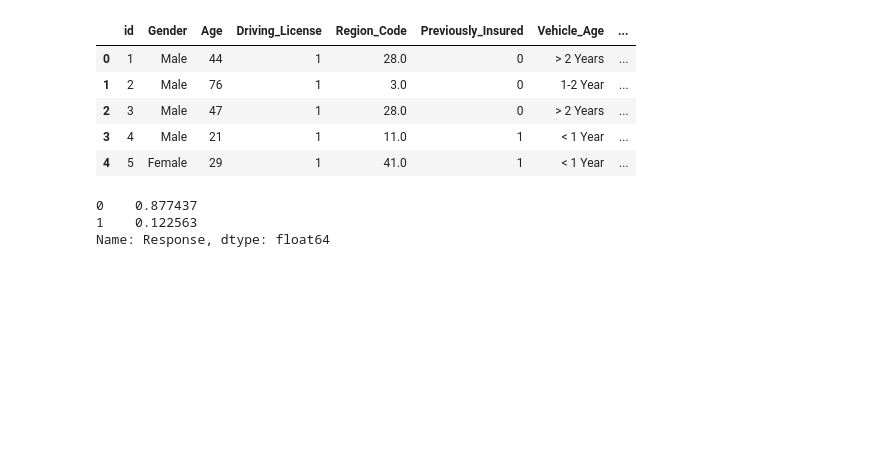
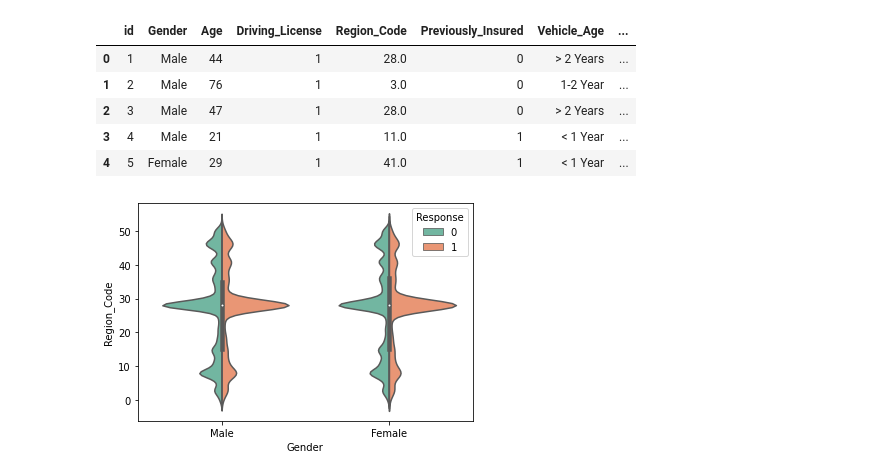
Before and after one commit to asyntychaki/Health-Insurance-Cross-Sell, a Jupyter notebook: 3-.ipynb, the cells around one changed output. Cells and saved outputs as stored; diff of their text form; code cells hidden in the pictures; blank space fills up the shorter version.

```diff
--- a/3-.ipynb
+++ b/3-.ipynb
@@ -13,9 +14,9 @@ df.head()
 | 2 | 3 | Male | 47 | 1 | 28.0 | 0 | > 2 Years | ... |
 | 3 | 4 | Male | 21 | 1 | 11.0 | 1 | < 1 Year | ... |
 | 4 | 5 | Female | 29 | 1 | 41.0 | 1 | < 1 Year | ... |
-# %%
-df['Response'].value_counts(normalize=True)
-# %% [output]
-0    0.877437
-1    0.122563
-Name: Response, dtype: float64
+# %%
+plt.figure()
+sns.violinplot(data=df, x='Gender', y='Region_Code', hue='Response', palette='Set2', split=True)
+plt.show()
+# %% [output]
+[figure, added]
```
Also changed, not shown: parts of 2 cells of this notebook, 1 other file.
